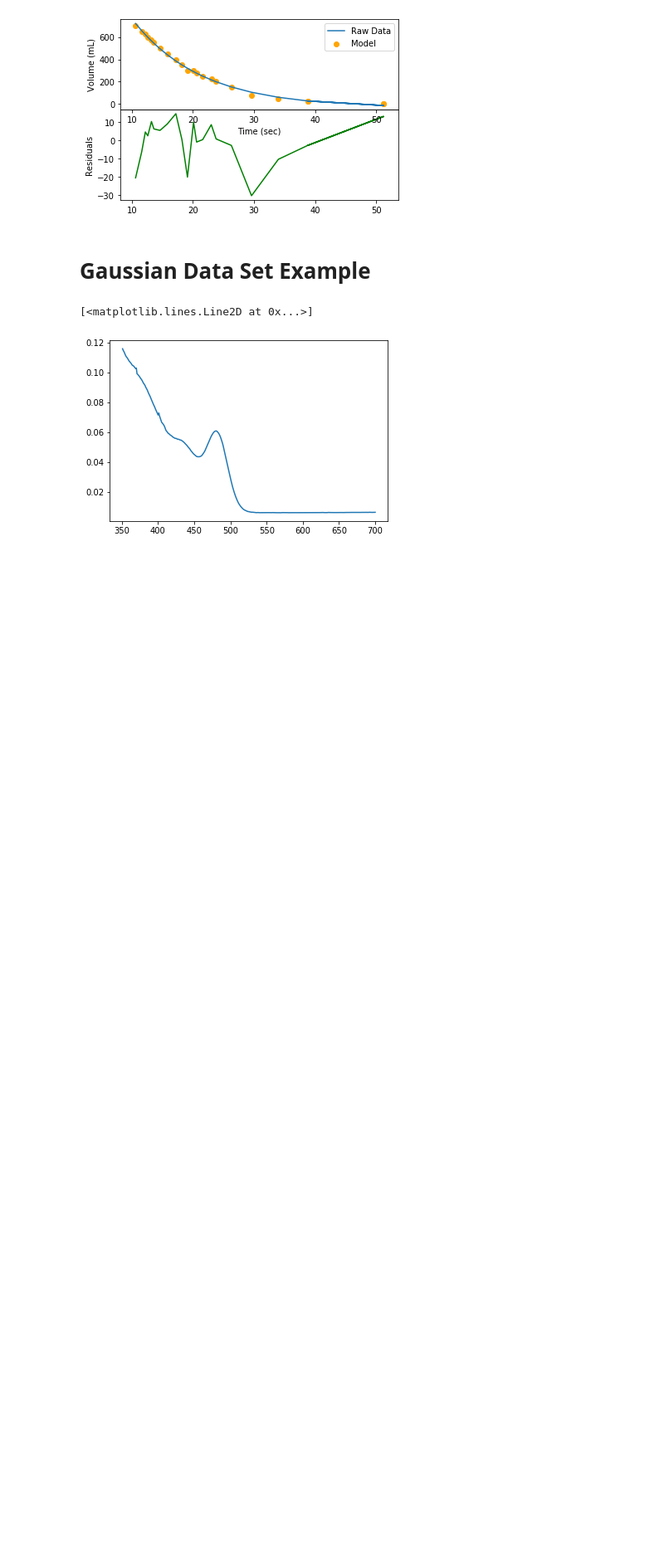
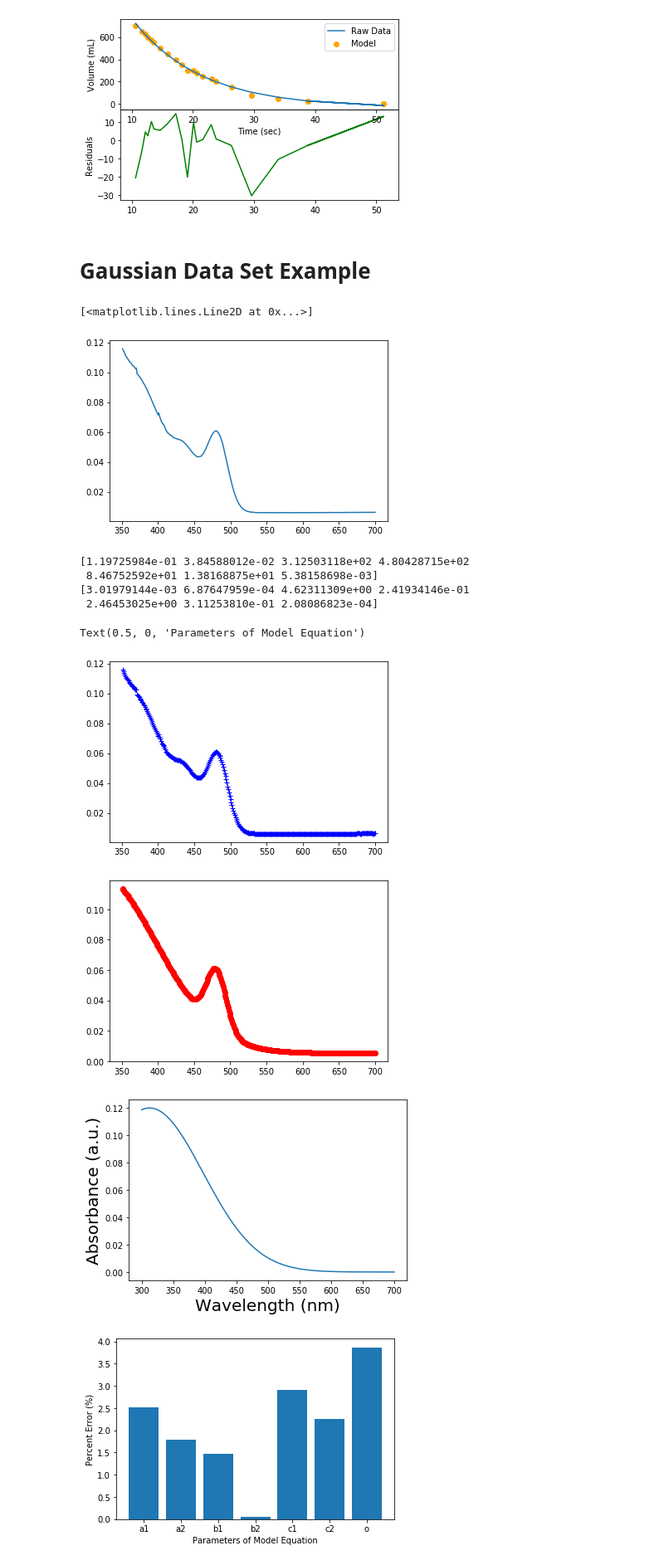
Before and after one commit to barnetk1/Test-repo, a Jupyter notebook: CHEM 399 Project 1_repo.ipynb, the cells around one changed output. Shown at 83% size. Cells and saved outputs as stored; diff of their text form; code cells hidden in the pictures; blank space fills up the shorter version.

Commit message:
fixed Gaussian axis
ye

```diff
--- a/CHEM 399 Project 1_repo.ipynb
+++ b/CHEM 399 Project 1_repo.ipynb
@@ -341,6 +363,67 @@ plt.plot(wvlngth[:index], intensity[:index])
 # %% [output]
 [<matplotlib.lines.Line2D at 0x...>]
 [figure]
+# %%
+x=ar(wvlngth[:index])
+y=ar(intensity[:index])
+n=len(x)
+#the number of data points
+
+def gauss_function(x,a1,a2,b1,b2,c1,c2,o):
+    return a1*np.exp(-(x-b1)**2/(2*c1**2))+a2*np.exp(-(x-b2)**2/(2*c2**2)) + o
+#c = sigma
+#used multiple variables because we expected multiple Gaussian peaks
+#would like to know when to specifically define mean and sigma
+
+popt,pcov = curve_fit(gauss_function, x, y, p0 = [0.12, 0.05, 350, 480, 50, 1, 0])
+#defining all constants, not x
+#notice x and y are the variables I defined above
+#p0 = initial guess for the parameters
+#pcov = estimated covariance of popt (the estimate)
+
+plt.figure(1)
+plt.plot(x,y,'b+:',label='data')
+#This is plotting the original data with the new x and y defined variables
+
+
+plt.figure(2)
+plt.plot(x, gauss_function(x, *popt), 'ro:', label='fit')
+#optimizes parameter values so the sum of squared residuals is minimized (if y data was subtracted)
+#The fit of the data assuming multiple Gaussians
+
+#can redfine x axis; change the index
+plt.figure(3)
+x_adjust = ar(wvlngth)
+#Success! But this x-axis still isn't big enough for the whole curve --> how to add values?
+plt.plot(x_adjust, popt[0]*np.exp(-(x_adjust-popt[2])**2/(2*popt[4]**2)))
+#I think this is optimizing a1, b1, and c1 specifically and focusing on the curve itself
+#I couldn't just use gauss_function because it defines all variables; I specifically wanted a1, b1, c1
+plt.ylabel("Absorbance (a.u.)", fontsize=20)
+plt.xlabel("Wavelength (nm)", fontsize=20)
+
+
+popt_sec, pcov_sec = curve_fit(gauss_function, x, y, p0 = [0.12, 0.05, 350, 480, 50, 1, 0])
+perr_sec = np.sqrt(np.diag(pcov_sec))
+#Now I can find relative error with estimated parameters and their standard deviations
+print(popt_sec)
+print(perr_sec)
+plt.figure(4)
+plt.bar(('a1','a2','b1','b2','c1','c2','o'), perr_sec/popt_sec*100)
+plt.ylabel("Percent Error (%)")
+plt.xlabel("Parameters of Model Equation")
+
+#Now want to compare to "Model" way of fitting a Gaussian function
+#learning how numpy arrays and broadcasting works (comp sci theory)
+# %% [output]
+[1.19725984e-01 3.84588012e-02 3.12503118e+02 4.80428715e+02
+ 8.46752592e+01 1.38168875e+01 5.38158698e-03]
+[3.01979144e-03 6.87647959e-04 4.62311309e+00 2.41934146e-01
+ 2.46453025e+00 3.11253810e-01 2.08086823e-04]
+Text(0.5, 0, 'Parameters of Model Equation')
+[figure, added]
+[figure, added]
+[figure, added]
+[figure, added]
 # %%
 x=ar(wvlngth[:index])
 y=ar(intensity[:index])
```
Also changed, not shown: parts of 6 cells of this notebook, 1 other file.
